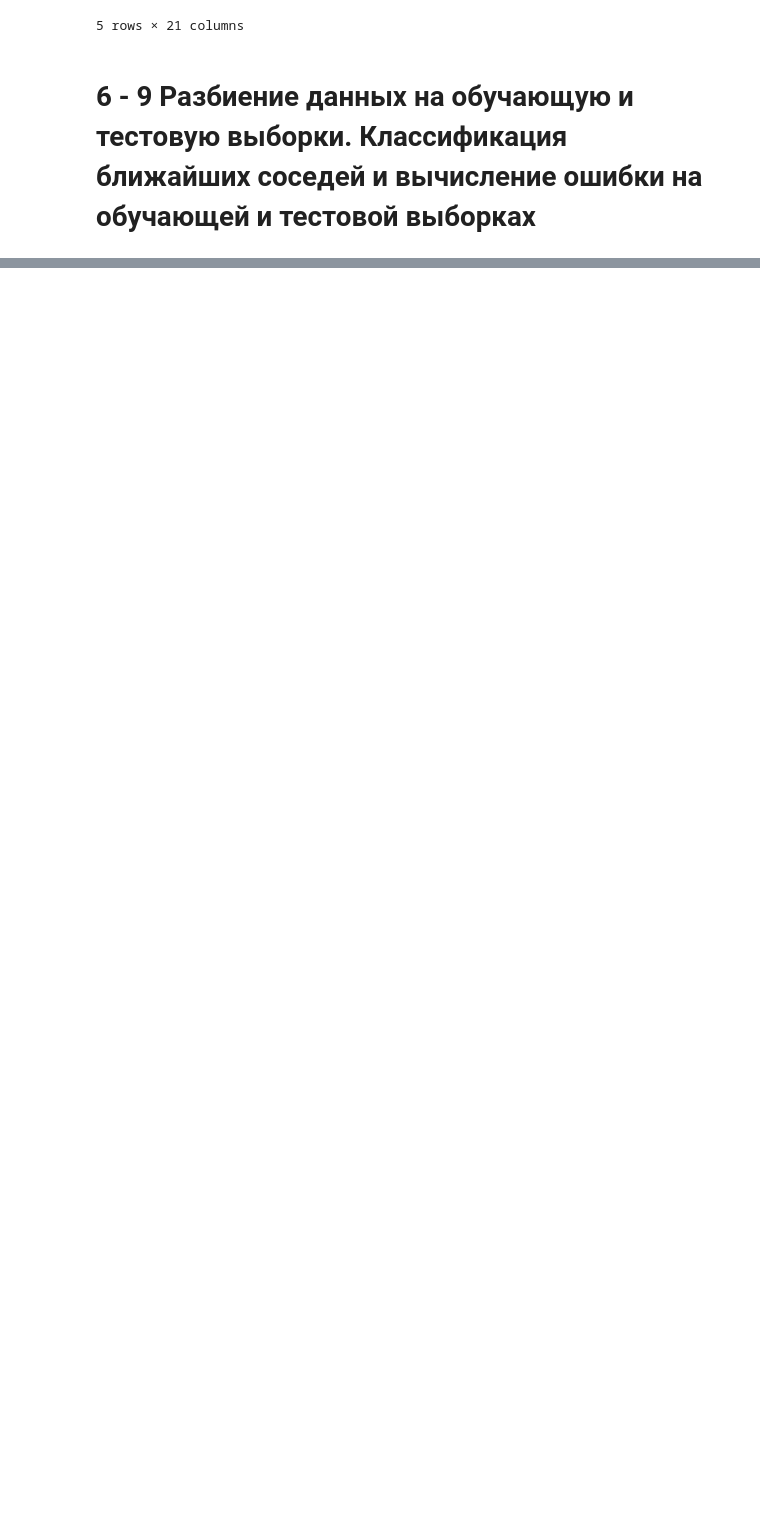
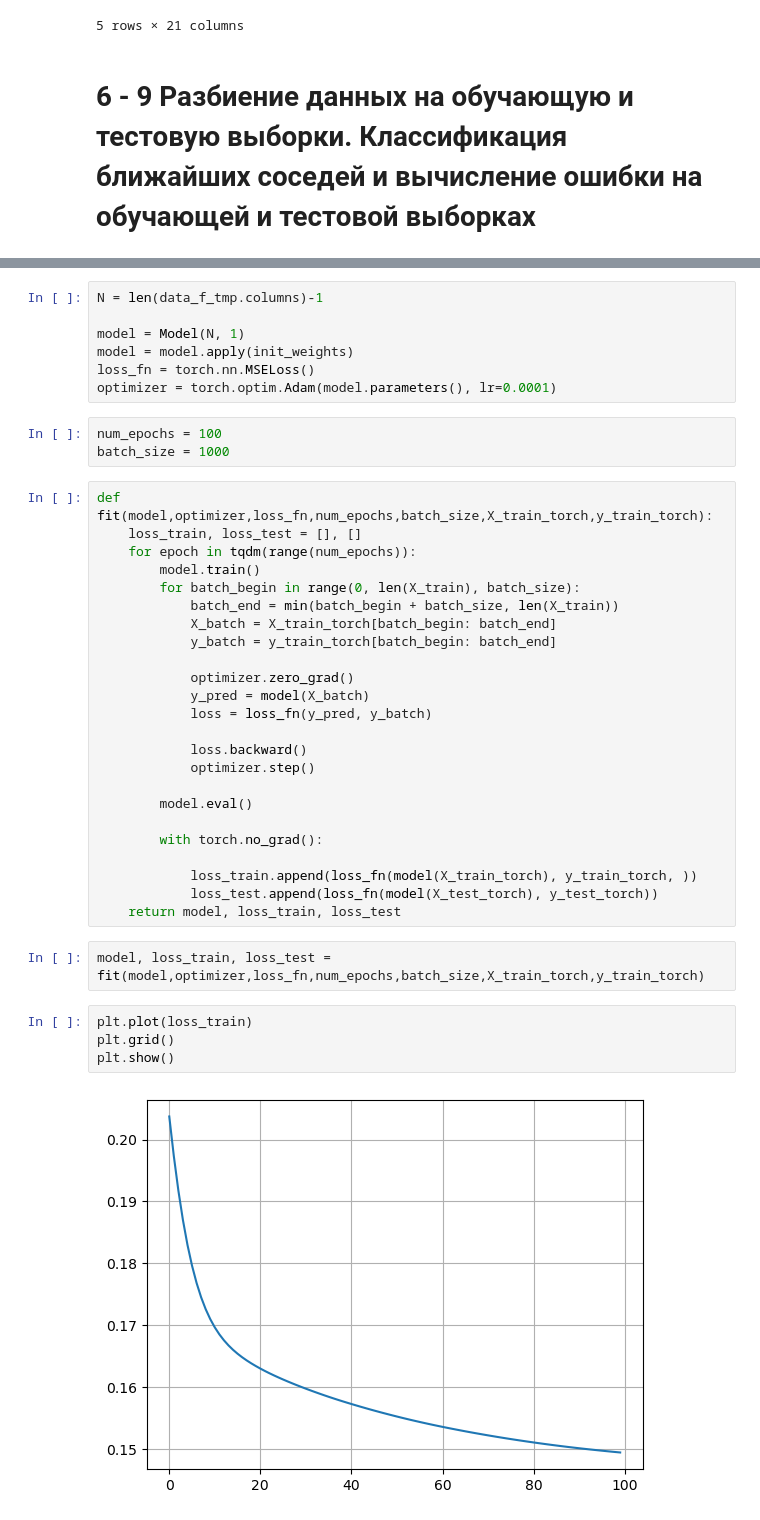
Before and after one commit to Dron228/ML, a Jupyter notebook: lab_ML.ipynb, the cells around one changed output, grey strips where cells are left out. Cells and saved outputs as stored; diff of their text form; blank space fills up the shorter version.

```diff
--- a/lab_ML.ipynb
+++ b/lab_ML.ipynb
@@ -406,0 +441,42 @@ LogisticRegression(solver='liblinear')
+# %%
+N = len(data_f_tmp.columns)-1
+
+model = Model(N, 1)
+model = model.apply(init_weights)
+loss_fn = torch.nn.MSELoss()
+optimizer = torch.optim.Adam(model.parameters(), lr=0.0001)
+# %%
+num_epochs = 100
+batch_size = 1000
+# %%
+def fit(model,optimizer,loss_fn,num_epochs,batch_size,X_train_torch,y_train_torch):
+    loss_train, loss_test = [], []
+    for epoch in tqdm(range(num_epochs)):
+        model.train()
+        for batch_begin in range(0, len(X_train), batch_size):
+            batch_end = min(batch_begin + batch_size, len(X_train))
+            X_batch = X_train_torch[batch_begin: batch_end]
+            y_batch = y_train_torch[batch_begin: batch_end]
+
+            optimizer.zero_grad()
+            y_pred = model(X_batch)
+            loss = loss_fn(y_pred, y_batch)
+
+            loss.backward()
+            optimizer.step()
+
+        model.eval()
+
+        with torch.no_grad():
+
+            loss_train.append(loss_fn(model(X_train_torch), y_train_torch, ))
+            loss_test.append(loss_fn(model(X_test_torch), y_test_torch))
+    return model, loss_train, loss_test
+# %%
+model, loss_train, loss_test = fit(model,optimizer,loss_fn,num_epochs,batch_size,X_train_torch,y_train_torch)
+# %%
+plt.plot(loss_train)
+plt.grid()
+plt.show()
+# %% [output]
+[figure, added]
```
Also changed, not shown: parts of 40 cells of this notebook.
